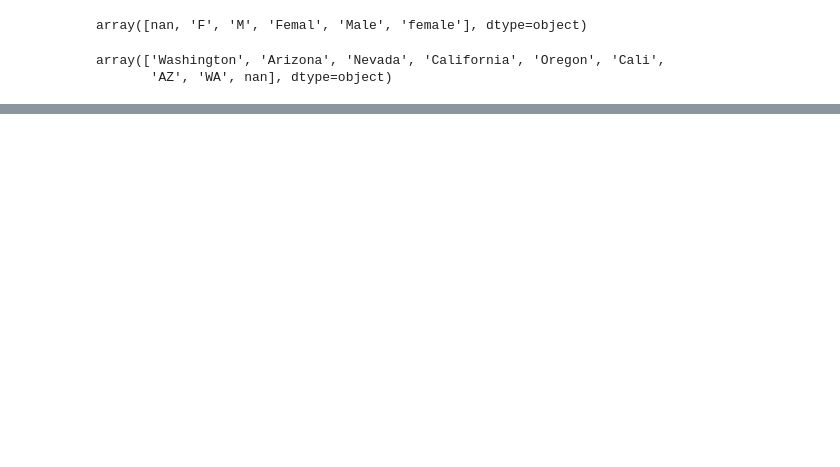
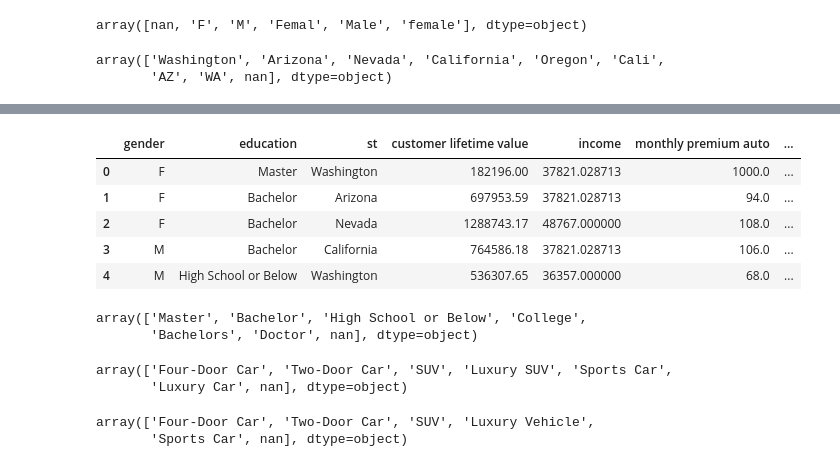
Before and after one commit to wesssp/IH_RH_DA_FT_OCT_2022, a Jupyter notebook: Class_Materials/Case_Studies/Customer_Analysis_Case_Study/Customer_Analysis_Case_Study.ipynb, the cells around one changed output, grey strips where cells are left out. Drawn from its saved outputs; the diff is of its cells as text; code cells hidden in the pictures; blank space fills up the shorter version.

```diff
--- a/Class_Materials/Case_Studies/Customer_Analysis_Case_Study/Customer_Analysis_Case_Study.ipynb
+++ b/Class_Materials/Case_Studies/Customer_Analysis_Case_Study/Customer_Analysis_Case_Study.ipynb
@@ -290,0 +283,14 @@ all_data
+# %%
+all_data.head()
+# %% [output]
+|  | gender | education | st | customer lifetime value | income | monthly premium auto | ... |
+| 0 | F | Master | Washington | 182196.00 | 37821.028713 | 1000.0 | ... |
+| 1 | F | Bachelor | Arizona | 697953.59 | 37821.028713 | 94.0 | ... |
+| 2 | F | Bachelor | Nevada | 1288743.17 | 48767.000000 | 108.0 | ... |
+| 3 | M | Bachelor | California | 764586.18 | 37821.028713 | 106.0 | ... |
+| 4 | M | High School or Below | Washington | 536307.65 | 36357.000000 | 68.0 | ... |
+# %%
+all_data["education"].unique()
+# %% [output]
+array(['Master', 'Bachelor', 'High School or Below', 'College',
+       'Bachelors', 'Doctor', nan], dtype=object)
@@ -290,0 +317,5 @@ all_data
+# %%
+all_data["vehicle class"].unique()
+# %% [output]
+array(['Four-Door Car', 'Two-Door Car', 'SUV', 'Luxury SUV', 'Sports Car',
+       'Luxury Car', nan], dtype=object)
@@ -290,0 +328,5 @@ all_data
+# %%
+all_data["vehicle class"].unique()
+# %% [output]
+array(['Four-Door Car', 'Two-Door Car', 'SUV', 'Luxury Vehicle',
+       'Sports Car', nan], dtype=object)
```
Also changed, not shown: parts of 35 cells of this notebook.
